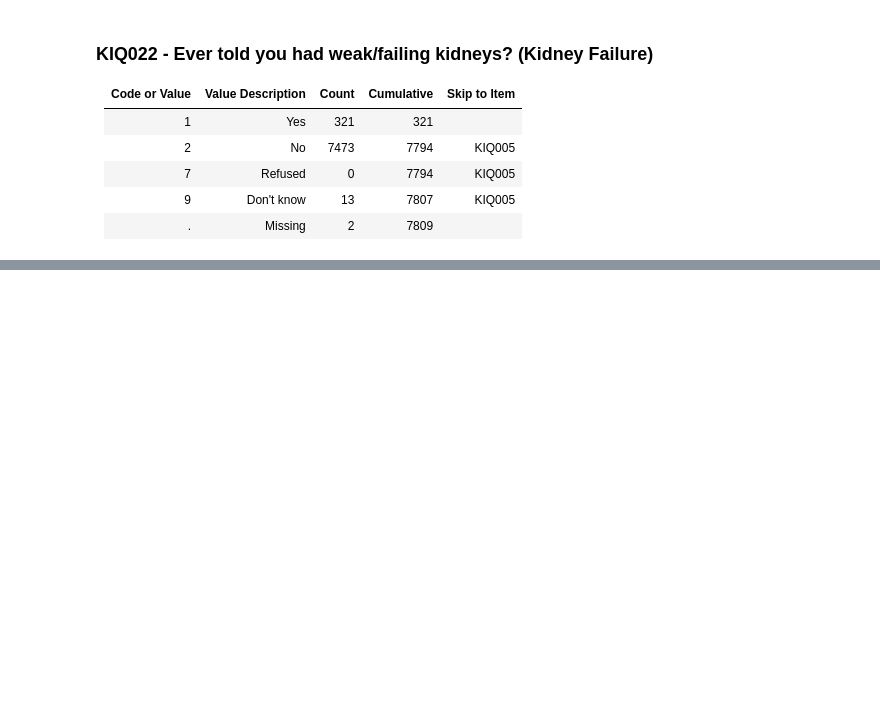
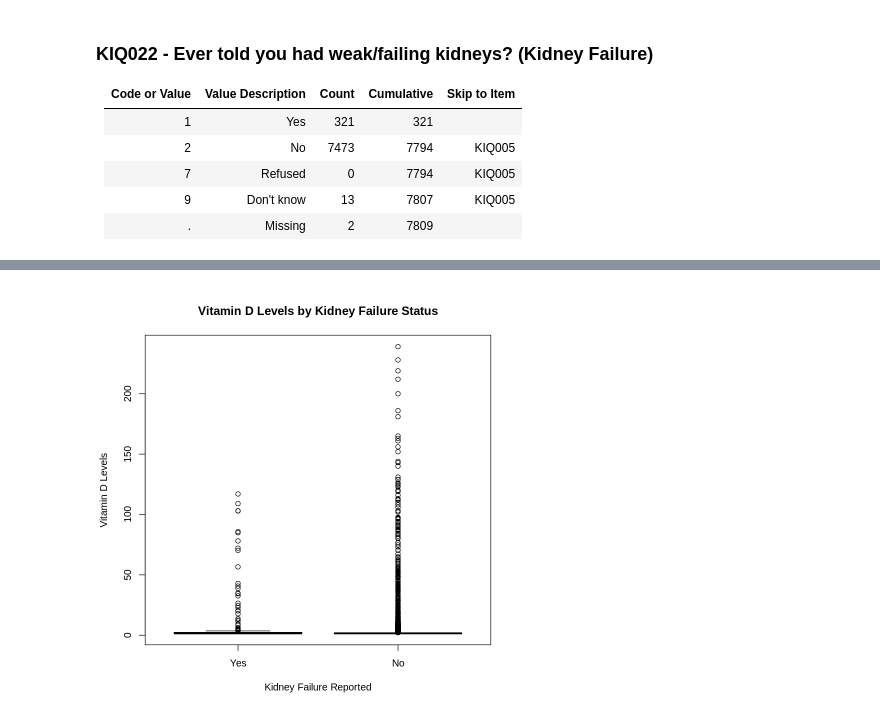
Before and after one commit to y0y0l0/HHA507, a Jupyter notebook: Assignments/nhanes_inferential_2021_23/nhanes_inferential.ipynb, the cells around one changed output, grey strips where cells are left out. Drawn from its saved outputs; the diff is of its cells as text; code cells hidden in the pictures; blank space fills up the shorter version.

```diff
--- a/Assignments/nhanes_inferential_2021_23/nhanes_inferential.ipynb
+++ b/Assignments/nhanes_inferential_2021_23/nhanes_inferential.ipynb
@@ -55,5 +54,14 @@ paq_data_clean <- subset (xpt_paq_data, !is.na(PAD680) & PAD680!='7777' & PAD680
 #https://wwwn.cdc.gov/Nchs/Data/Nhanes/Public/2021/DataFiles/BPXO_L.htm#BPXOSY3
 bpxo_data_clean <- subset (xpt_bpxo_data, !is.na(BPXOSY3) & !is.na(BPXODI3))
+# %%
+#Omitting 'Missing', 'Don't know', 'Refused' Kidney failure
+#https://wwwn.cdc.gov/Nchs/Data/Nhanes/Public/2021/DataFiles/KIQ_U_L.htm#KIQ022
+kiq_data_clean <- subset (xpt_kiq_data,  KIQ022!= '7' & KIQ022 != '9' ,!is.na(KIQ022))
+# %%
+#Omitting 'Missing' data from Vitamin D reading data set
+#https://wwwn.cdc.gov/Nchs/Data/Nhanes/Public/2021/DataFiles/VID_L.htm#LBDVD2LC
+#https://wwwn.cdc.gov/Nchs/Data/Nhanes/Public/2021/DataFiles/VID_L.htm#LBXVD2MS
+vid_data_clean <- subset (xpt_vid_data, !is.na(LBXVD2MS))
 # %% [markdown]
 ** Questions for Analysis**# New Section
 # %% [markdown]
@@ -386,0 +443,20 @@ plot(PAD680  ~ WHD020 , data =whq_merged_data,xlab = "Physical Activity",ylab =
+# %%
+# Merge the necessary dataframes: kiq_data_clean, vid_data_clean, and bpxo_data_clean
+# Start by merging kidney failure data with vitamin D data
+kidney_vid_merged <- merge(kiq_data_clean, vid_data_clean, by = "SEQN")
+
+# Now merge the result with diastolic blood pressure data
+logistic_merged_data <- merge(kidney_vid_merged, bpxo_data_clean, by = "SEQN")
+
+# Ensure the dependent variable (Kidney Failure) is a factor with appropriate levels
+# Recode KIQ022: 1=Yes, 2=No
+logistic_merged_data$KIQ022_recode <- factor(logistic_merged_data$KIQ022,
+                                             levels = c(1, 2),
+                                             labels = c("Yes", "No"))
+
+# Perform logistic regression
+# Using glm (generalized linear model) with binomial family for logistic regression
+logistic_model <- glm(KIQ022_recode ~ LBXVD2MS + BPXODI3, data = logistic_merged_data, family = binomial)
+
+# Display the summary of the logistic regression model
+summary(logistic_model)
@@ -386,0 +510,7 @@ plot(PAD680  ~ WHD020 , data =whq_merged_data,xlab = "Physical Activity",ylab =
+# %%
+# Visualize the relationship between LBXVD2MS and Kidney Failure using a box plot
+boxplot(LBXVD2MS ~ KIQ022_recode, data = logistic_merged_data,
+        xlab = "Kidney Failure Reported", ylab = "Vitamin D Levels",
+        main = "Vitamin D Levels by Kidney Failure Status")
+# %% [output]
+[figure, added]
```
Also changed, not shown: parts of 14 cells of this notebook, 1 other file.
